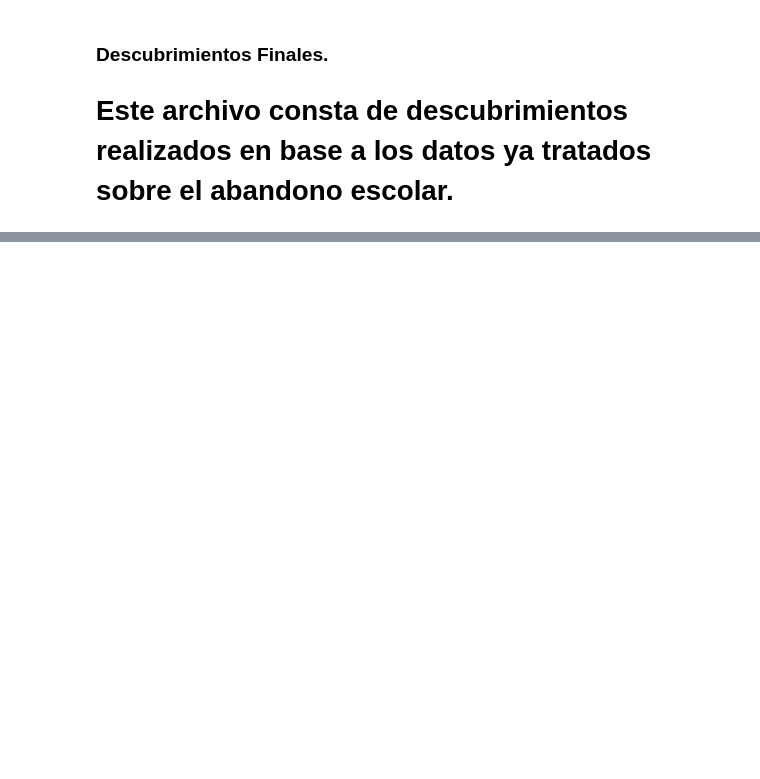
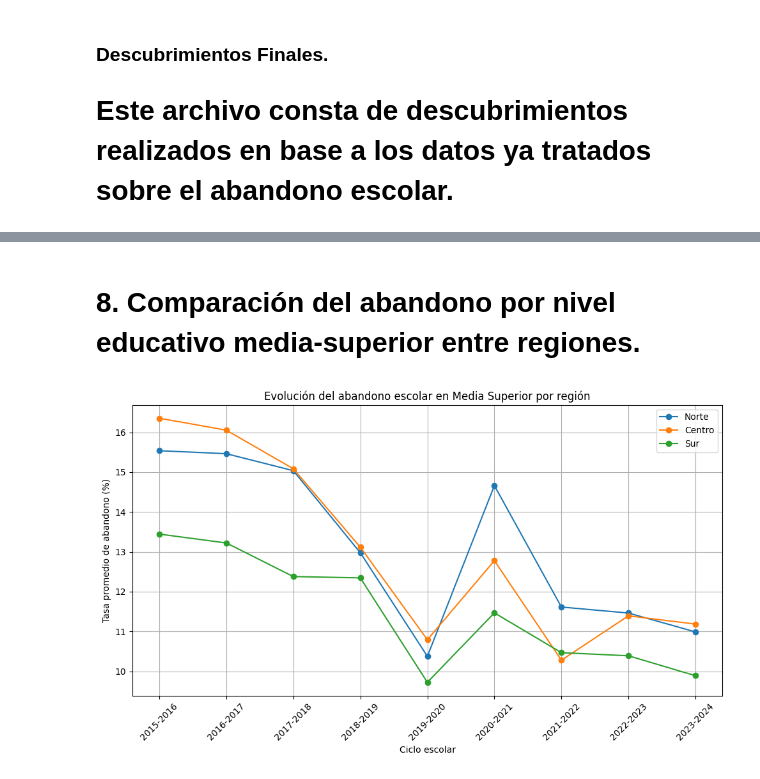
Before and after one commit to regiplgmikp/Miner-a-de-datos-EMP, a Jupyter notebook: Avance 03/AbandonoEscolar/Descubrimientos_Abandono.ipynb, the cells around one changed output, grey strips where cells are left out. Cells and saved outputs as stored; diff of their text form; code cells hidden in the pictures; blank space fills up the shorter version.

```diff
--- a/Avance 03/AbandonoEscolar/Descubrimientos_Abandono.ipynb
+++ b/Avance 03/AbandonoEscolar/Descubrimientos_Abandono.ipynb
@@ -16,0 +133,37 @@ UnicodeDecodeError: 'utf-8' codec can't decode byte 0xe9 in position 2443: inval
+# %% [markdown]
+# 8. Comparación del abandono por nivel educativo media-superior entre regiones.
+# %%
+regiones = {
+    "Norte": [
+        "Baja California", "Baja California Sur", "Chihuahua", "Coahuila de Zaragoza",
+        "Durango", "Nuevo León", "Sinaloa", "Sonora", "Tamaulipas"
+    ],
+    "Centro": [
+        "Aguascalientes", "Ciudad de México", "Colima", "Guanajuato", "Hidalgo",
+        "Jalisco", "México", "Michoacán de Ocampo", "Morelos", "Nayarit",
+        "Querétaro", "San Luis Potosí", "Tlaxcala", "Zacatecas"
+    ],
+    "Sur": [
+        "Campeche", "Chiapas", "Guerrero", "Oaxaca", "Puebla",
+        "Quintana Roo", "Tabasco", "Veracruz de Ignacio de la Llave", "Yucatán"
+    ]
+}
+# %%
+plt.figure(figsize=(10, 6))
+
+for region, estados in regiones.items():
+    df_region = df[(df["entidad_federativa"].isin(estados)) &
+                   (df["nivel_educativo"] == "Media superior")]
+    promedio_ciclos = df_region.iloc[:, 2:].mean()
+    plt.plot(promedio_ciclos.index, promedio_ciclos.values, marker="o", label=region)
+
+plt.title("Evolución del abandono escolar en Media Superior por región")
+plt.xlabel("Ciclo escolar")
+plt.ylabel("Tasa promedio de abandono (%)")
+plt.legend()
+plt.xticks(rotation=45)
+plt.grid(True)
+plt.tight_layout()
+plt.show()
+# %% [output]
+[figure, added]
```
Also changed, not shown: parts of 15 cells of this notebook.
